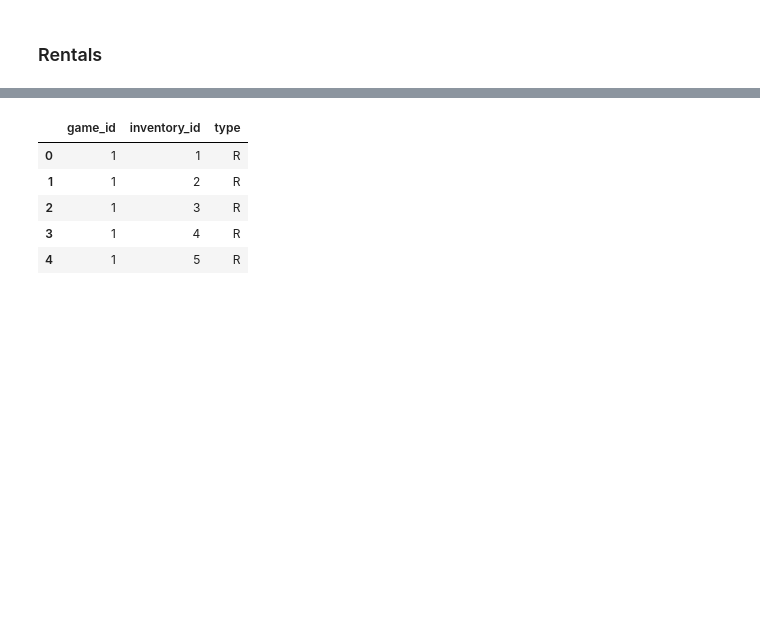
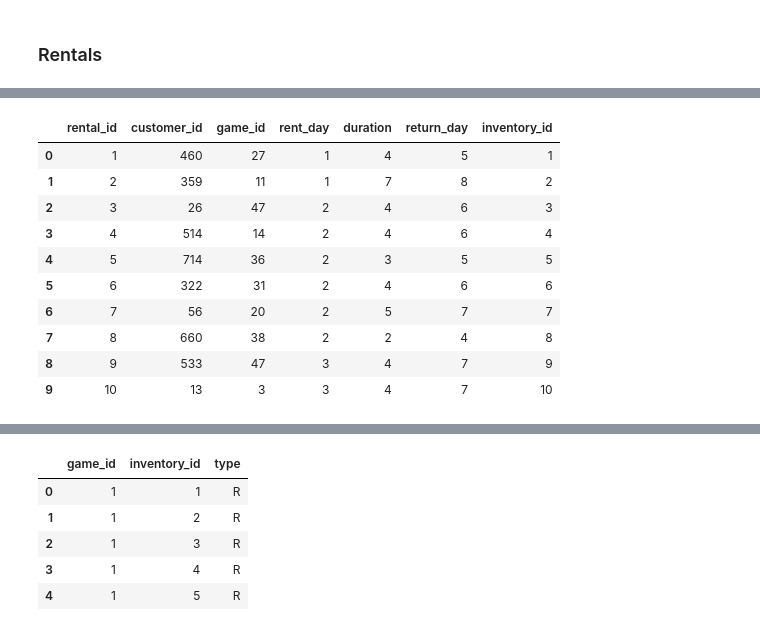
Before and after one commit to maggszy/Geeks-Dragons, a Jupyter notebook: generating.ipynb, the cells around one changed output, grey strips where cells are left out. Saved outputs shown, nothing was run; the diff lists cells and outputs as text; code cells hidden in the pictures; blank space fills up the shorter version.

Commit message:
inventory id added

```diff
--- a/generating.ipynb
+++ b/generating.ipynb
@@ -236,4 +238,0 @@ rentals_tbl
-# %%
-rentals_tbl["return_date"] = rentals_tbl.apply(lambda row: generate_return_date(row), axis=1)
-# %%
-rentals_tbl["duration"] = rentals_tbl.apply(lambda row: rental_duration(row), axis=1)
@@ -254,11 +239,52 @@ def how_many_Trues_in_row(list):
-# %%
-inventory_amount = []
-for game_id in range(1, GAMES_AMOUNT+1):
-    temp_df = rentals_tbl[rentals_tbl["game_id"] == game_id]
-    rental_dates = pd.to_datetime(temp_df['rental_date'])[1:].to_list()
-    return_dates = pd.to_datetime(temp_df['return_date'])[:-1].to_list()
-    dates_overlap = [rental_dates[i] < return_dates[i] for i in range(len(rental_dates))]
-    inv  = how_many_Trues_in_row(dates_overlap)
-    inventory_amount.append(inv + 2)
-
-game_amount_dict = dict(zip(range(1, GAMES_AMOUNT+1), inventory_amount))
+# %%
+rentals_tbl["inventory_id"] = np.repeat(None, rentals_tbl.shape[0])
+inventory = {} # game_id : [inventory_id]
+available = {} # game_id : [inventory_id]
+will_return = {} # return day : {inventory_id}
+
+inv_counter = 1
+
+for day in range(1, 366):
+    print(f"day:{day}")
+    temp = rentals_tbl[rentals_tbl["rent_day"] == day ]
+    games_needed = temp["game_id"]
+    print(f"games needed: {games_needed.to_list()}")
+    for game_id in games_needed:
+        try : # if available  set inv_id
+            inv_id = available[game_id].pop()
+        except : # if not available add to inventory and set inv_id
+            if game_id in inventory.keys():
+                inventory[game_id].append(inv_counter)
+            else:
+                inventory[game_id] = [inv_counter]
+                available[game_id] = []
+            inv_id = inv_counter
+            inv_counter += 1
+
+        #set inv_id in rentals_tbl
+        rentals_tbl.loc[(rentals_tbl["rent_day"] == day)&(rentals_tbl["game_id"] == game_id), "inventory_id"] = inv_id
+        # add current inv_id to will return
+        return_day = rentals_tbl.loc[(rentals_tbl["rent_day"] == day) & (rentals_tbl["inventory_id"] == inv_id), "return_day"].to_list()[0]
+
+        if return_day in will_return.keys():
+            will_return[return_day].append((game_id, inv_id))
+        else:
+            will_return[return_day] = [(game_id, inv_id)]
+    #move from will return to available
+
+    try:
+        print(f"returns today: {will_return[day]}")
+        for key, value in enumerate( will_return[day]):
+            print(key)
+            game_id, inv_id = will_return[day][key]
+            available[game_id].insert(0, inv_id)
+    except:
+        pass
+
+
+    print(f"available: {available}")
+    #print(f"current inventory: {inventory}")
+    print(f"will return: {will_return}")
+
+rentals_tbl.head(10)
+# %% [output]
@@ -264,0 +308,11 @@ game_amount_dict = dict(zip(range(1, GAMES_AMOUNT+1), inventory_amount))
+|  | rental_id | customer_id | game_id | rent_day | duration | return_day | inventory_id |
+| 0 | 1 | 460 | 27 | 1 | 4 | 5 | 1 |
+| 1 | 2 | 359 | 11 | 1 | 7 | 8 | 2 |
+| 2 | 3 | 26 | 47 | 2 | 4 | 6 | 3 |
+| 3 | 4 | 514 | 14 | 2 | 4 | 6 | 4 |
+| 4 | 5 | 714 | 36 | 2 | 3 | 5 | 5 |
+| 5 | 6 | 322 | 31 | 2 | 4 | 6 | 6 |
+| 6 | 7 | 56 | 20 | 2 | 5 | 7 | 7 |
+| 7 | 8 | 660 | 38 | 2 | 2 | 4 | 8 |
+| 8 | 9 | 533 | 47 | 3 | 4 | 7 | 9 |
+| 9 | 10 | 13 | 3 | 3 | 4 | 7 | 10 |
```
Also changed, not shown: parts of 12 cells of this notebook.
